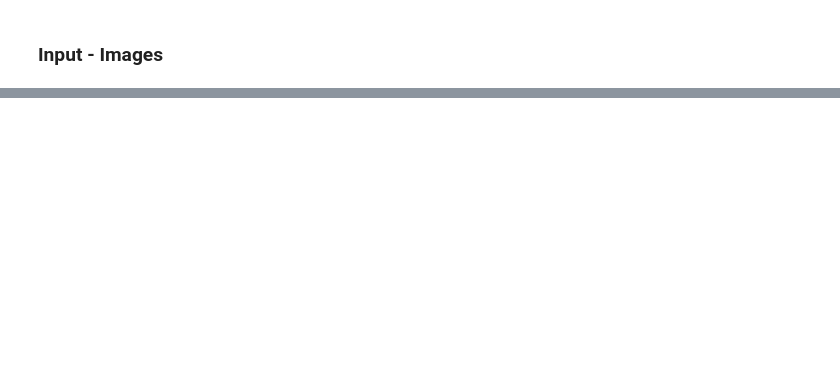
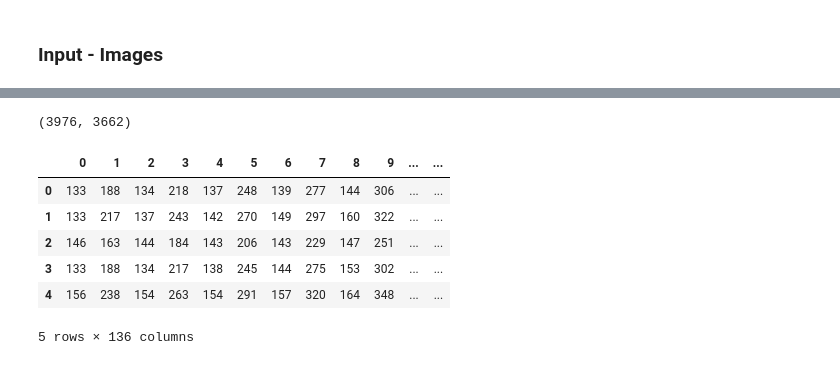
Before and after one commit to PranaavPrasad/PRML_Project, a Jupyter notebook: gender.ipynb, the cells around one changed output, grey strips where cells are left out. Saved outputs shown, nothing was run; the diff lists cells and outputs as text; code cells hidden in the pictures; blank space fills up the shorter version.

```diff
--- a/gender.ipynb
+++ b/gender.ipynb
@@ -43,0 +63,29 @@ with open('custom_dataset_with_images.pkl', 'rb') as f:
+# %%
+for i in range(len(loaded_df)):
+    image = loaded_df['image_front_data'].iloc[i]
+
+    # Detect faces
+    faces = detector(image)
+
+    if not faces:
+        print('No face detected :',loaded_df['id'].iloc[i])
+        continue
+
+    landmarks = predictor(image, faces[0])
+
+    if not landmarks:
+        print('No landmarks detected :',loaded_df['id'].iloc[i])
+        continue
+
+    feature = []
+    for coord in range(68):
+        x_coord = landmarks.part(coord).x
+        y_coord = landmarks.part(coord).y
+        feature.append(x_coord)
+        feature.append(y_coord)
+
+    temp = pd.concat([temp, pd.DataFrame([feature])], ignore_index=True)
+    if(loaded_df['sex'].iloc[i] == 'Male'):
+        labels.append(0)
+    else:
+        labels.append(1)
@@ -43,0 +110,14 @@ with open('custom_dataset_with_images.pkl', 'rb') as f:
+# %%
+labels.count(0), labels.count(1)
+# %% [output]
+(3976, 3662)
+# %%
+temp.head()
+# %% [output]
+|  | 0 | 1 | 2 | 3 | 4 | 5 | 6 | 7 | 8 | 9 | ... | ... |
+| 0 | 133 | 188 | 134 | 218 | 137 | 248 | 139 | 277 | 144 | 306 | ... | ... |
+| 1 | 133 | 217 | 137 | 243 | 142 | 270 | 149 | 297 | 160 | 322 | ... | ... |
+| 2 | 146 | 163 | 144 | 184 | 143 | 206 | 143 | 229 | 147 | 251 | ... | ... |
+| 3 | 133 | 188 | 134 | 217 | 138 | 245 | 144 | 275 | 153 | 302 | ... | ... |
+| 4 | 156 | 238 | 154 | 263 | 154 | 291 | 157 | 320 | 164 | 348 | ... | ... |
+5 rows × 136 columns
```
Also changed, not shown: parts of 20 cells of this notebook, 2 other files.
